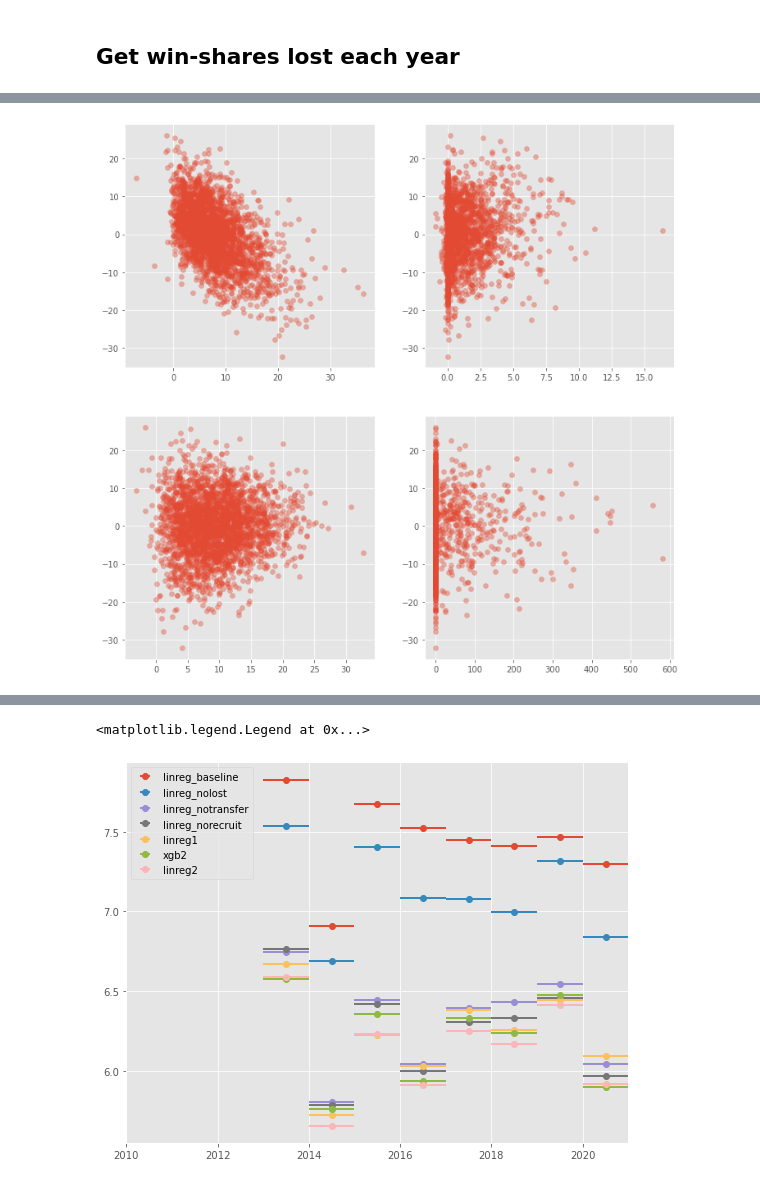
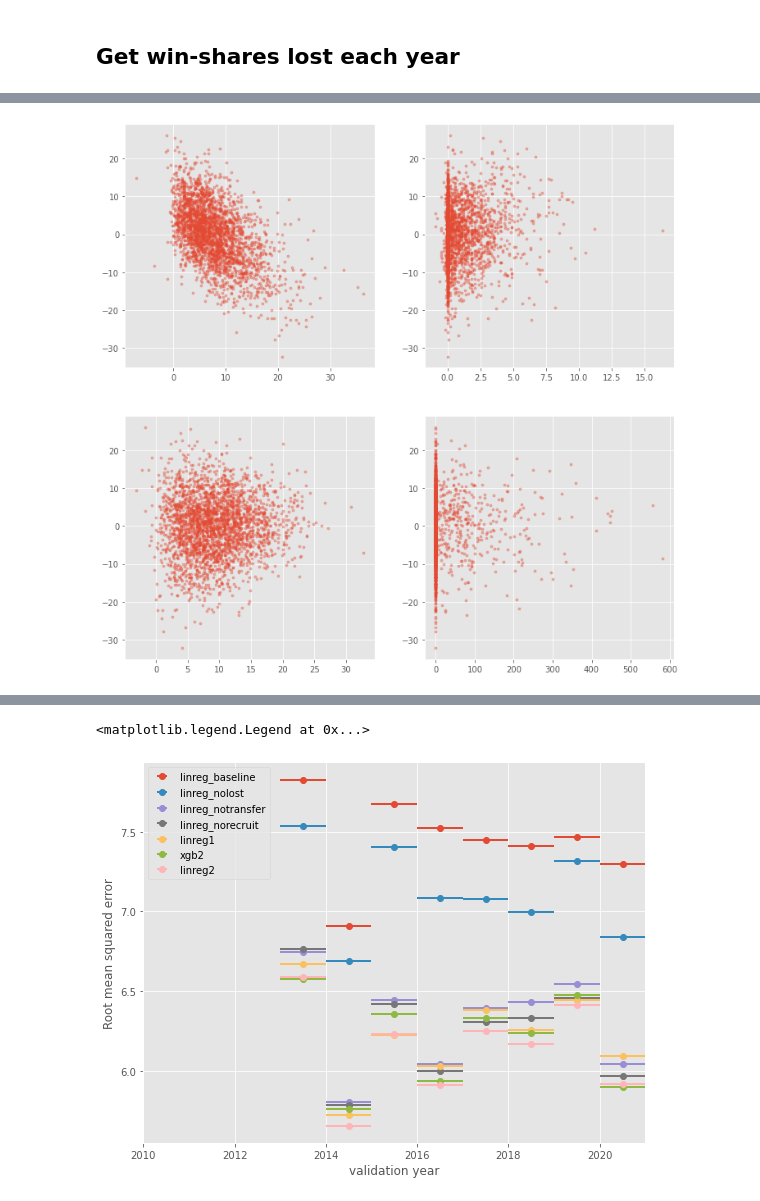
Before and after one commit to bjmarsh/WatchCBB, a Jupyter notebook: notebooks/preseason_prediction.ipynb, the cells around one changed output, grey strips where cells are left out. Drawn from its saved outputs; the diff is of its cells as text; code cells hidden in the pictures.

```diff
--- a/notebooks/preseason_prediction.ipynb
+++ b/notebooks/preseason_prediction.ipynb
@@ -75,10 +81,12 @@ class Player():
 player_exp = defaultdict(int)
 # dict to hold player info used later
 player_dict = {}
-for year in season_stats_df.year.unique():
+for year in years:
 # for year in [2020]:
     player_dict[year] = {}
     roster_df = pd.read_pickle(f'../data/rosters/{year}.pkl.gz', compression='gzip').reset_index(drop=True)
+    if year not in season_stats_dict:
+        season_stats_dict[year] = defaultdict(dict)
     for irow,row in roster_df.iterrows():
         season_stats_dict[year][row.team_id]['players'] = row.players
         season_stats_dict[year][row.team_id]['player_WS'] = row.WS
@@ -87,5 +95,3 @@ for year in season_stats_df.year.unique():
             player_exp[pid] += 1
             if pid not in player_dict[year]:
                 player_dict[year][pid] = Player(ws=row.WS[i], mp=row.MP[i], exp=player_exp[pid])
-
-season_stats_dict[2015]['purdue']['players']
@@ -108,7 +116,7 @@ season_stats_dict[2015]['purdue']['players']
 # %% [markdown]
 ## Get recruiting rankings
 # %%
-for year in season_stats_df.year.unique():
+for year in years:
     df_espn = pd.read_csv(f'../data/recruit_ranks/espn_{year-1}.csv')
     df_rsci = pd.read_csv(f'../data/recruit_ranks/rsci_{year-1}.csv')
     for irow,row in df_espn.iterrows():
@@ -122,7 +130,7 @@ season_stats_dict[2018]['purdue']['rsci_recruit_points']
 # %% [markdown]
 ## Get win-shares lost each year
 # %%
-for year in season_stats_df.year.unique():
+for year in years:
     if year-1 not in season_stats_dict:
         continue
     for tid in season_stats_dict[year]:
@@ -159,16 +167,14 @@ for year in season_stats_df.year.unique():
         season_stats_dict[year][tid]["wshares_lost"] = wshares_lost
         season_stats_dict[year][tid]["wshares_return"] = wshares_return
         season_stats_dict[year][tid]["wshares_transfer"] = wshares_transfer
-
-# season_stats_dict[2020]['purdue']
 # %%
 year_start = season_stats_df.year.min() + 2
 data = defaultdict(list)
-for year in range(year_start, season_stats_df.year.max()+1):
+for year in range(year_start, max(years)+1):
     for tid in season_stats_dict[year]:
         data['year'].append(year)
         data['tid'].append(tid)
-        data['final_eff'].append(season_stats_dict[year][tid]["Tneteff"])
+        data['final_eff'].append(season_stats_dict[year][tid].get("Tneteff", None))
         data['yearm1_eff'].append(season_stats_dict[year-1].get(tid,{}).get("Tneteff",None))
         if tid in season_stats_dict[year-2]:
             data['yearm2_eff'].append(season_stats_dict[year-2][tid].get("Tneteff",None))
@@ -215,9 +226,9 @@ fig, axs = plt.subplots(2, 2, figsize=(12,12))
 axs = axs.flatten()
 dfr = df[['final_eff','yearm1_eff','wshares_lost','wshares_transfer','wshares_return','rsci_recruit_points']].dropna()
 for i,col in enumerate(['wshares_lost','wshares_transfer','wshares_return','rsci_recruit_points']):
-    axs[i].scatter(df[col], df.final_eff-df.yearm1_eff, alpha=0.4)
+    axs[i].scatter(df[col], df.final_eff-df.yearm1_eff, s=10, alpha=0.4)
 # %% [output]
-[figure, old version]
+[figure, new version]
 # %%
 from sklearn.linear_model import LinearRegression
 from sklearn.metrics import mean_absolute_error, mean_squared_error
@@ -230,8 +241,7 @@ df['recruit_score'] = df.rsci_recruit_points
 # df.recruit_score = 0.532/(df.recruit_score - 0.765)**0.436
 # df.recruit_score = np.log10(df.recruit_score+1)
 
-df_tmp = df
-# df_tmp = df.loc[df.rsci_recruit_points > 0]
+df_tmp = df[df.year != PREDICT_YEAR]
 
 models = {
     "linreg_baseline" : ['yearm1_eff'],
@@ -243,7 +253,7 @@ models = {
     "xgb2" : ['yearm1_eff','yearm2_eff','wshares_lost','wshares_transfer','recruit_score'],
 }
 model_scores = defaultdict(list)
-years = sorted(df.year.unique())
+years = sorted(df_tmp.year.unique())
 NVALID = 1
 start_years = years[:len(years)-NVALID+1:NVALID]
 for start_valid in start_years:
@@ -276,6 +286,8 @@ for name,scores in sorted(model_scores.items(), key=lambda x:np.mean(x[1]), reve
     print(f'{np.mean(scores):.2f} {name}')
     plt.errorbar(xs+NVALID/2.0, scores, xerr=NVALID/2.0, fmt='o', lw=2, label=name)
 plt.gca().set_xlim(2010,2021)
+plt.xlabel('validation year')
+plt.ylabel('Root mean squared error')
 plt.legend()
 # %% [output]
 linreg_baseline [0.82268595] 0.06170868892096781
@@ -287,12 +299,12 @@ linreg_nolost [0.61099945 0.19587022 0.80887683 0.01916745] -0.9332396199581651
 7.45 linreg_baseline
 7.12 linreg_nolost
 6.31 linreg_notransfer
 6.25 linreg_norecruit
 6.23 linreg1
 6.20 xgb2
 6.14 linreg2
 <matplotlib.legend.Legend at 0x...>
-[figure, old version]
+[figure, new version]
 # %%
 from itertools import product
 from sklearn.model_selection import GridSearchCV
```
Also changed, not shown: parts of 16 cells of this notebook, 6 other files.
